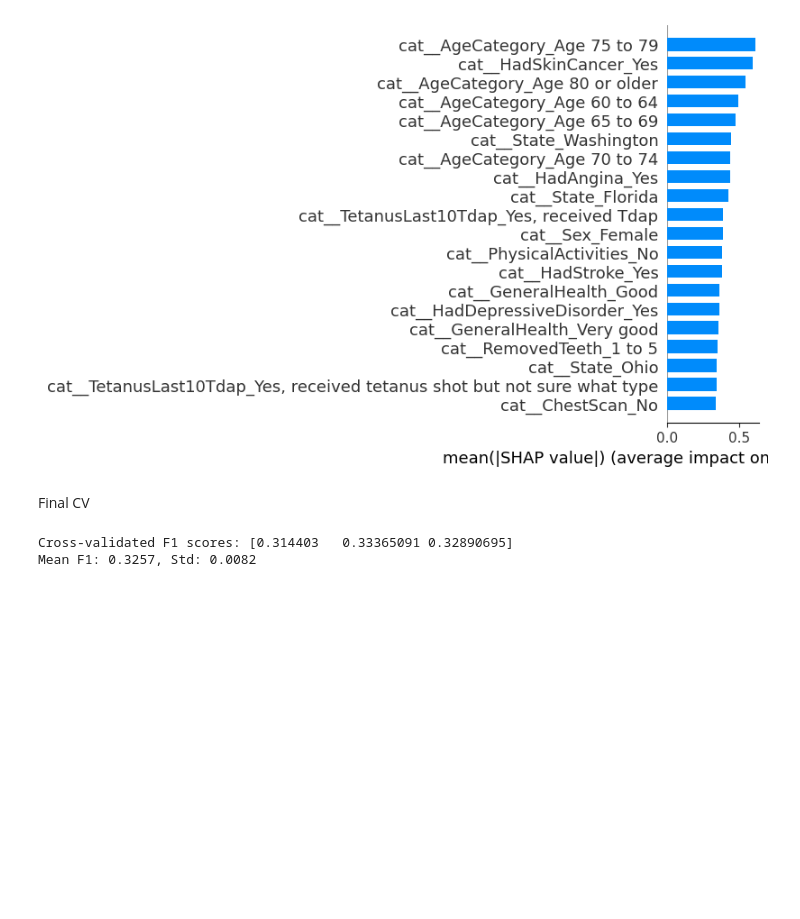
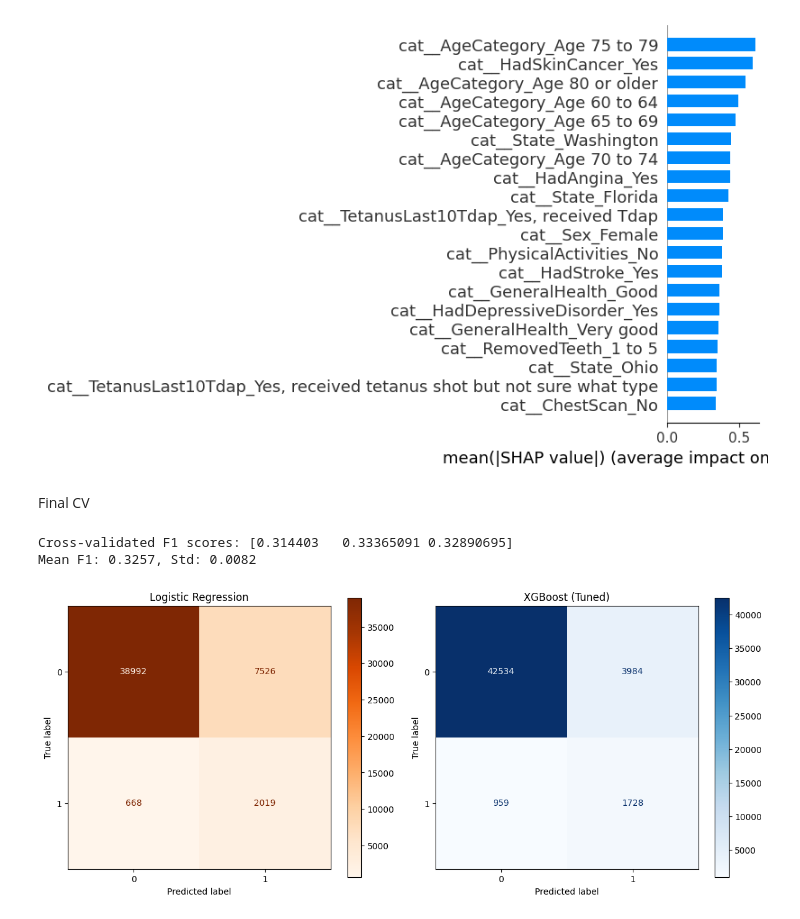
Before and after one commit to mariamlo/heart-disease-mrp, a Jupyter notebook: june25methodology.ipynb, the cells around one changed output. Saved outputs shown, nothing was run; the diff lists cells and outputs as text; code cells hidden in the pictures; blank space fills up the shorter version.

```diff
--- a/june25methodology.ipynb
+++ b/june25methodology.ipynb
@@ -314,3 +324,24 @@ print(f"Mean F1: {cv_scores.mean():.4f}, Std: {cv_scores.std():.4f}")
 # %% [output]
 Cross-validated F1 scores: [0.314403   0.33365091 0.32890695]
 Mean F1: 0.3257, Std: 0.0082
+# %%
+
+
+fig, axes = plt.subplots(1, 2, figsize=(12, 5))
+
+# Logistic Regression
+ConfusionMatrixDisplay.from_predictions(
+    y_test, lr_pred, ax=axes[0], cmap='Oranges', values_format='d'
+)
+axes[0].set_title('Logistic Regression')
+
+# XGBoost
+ConfusionMatrixDisplay.from_predictions(
+    y_test, xgb_pred_final, ax=axes[1], cmap='Blues', values_format='d'
+)
+axes[1].set_title('XGBoost (Tuned)')
+
+plt.tight_layout()
+plt.show()
+# %% [output]
+[figure, added]
```
Also changed, not shown: parts of 2 cells of this notebook.
